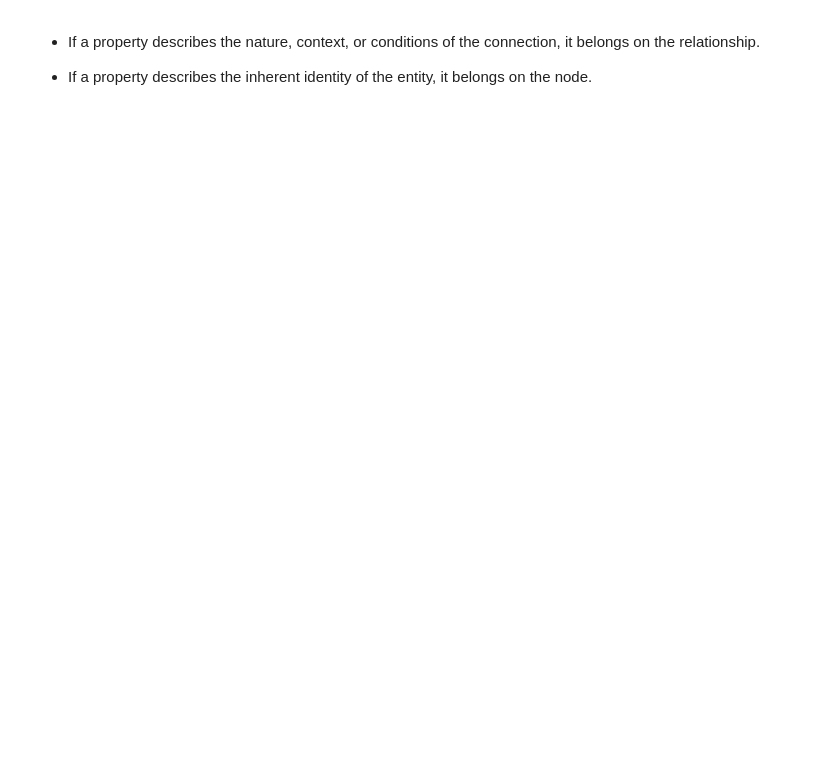
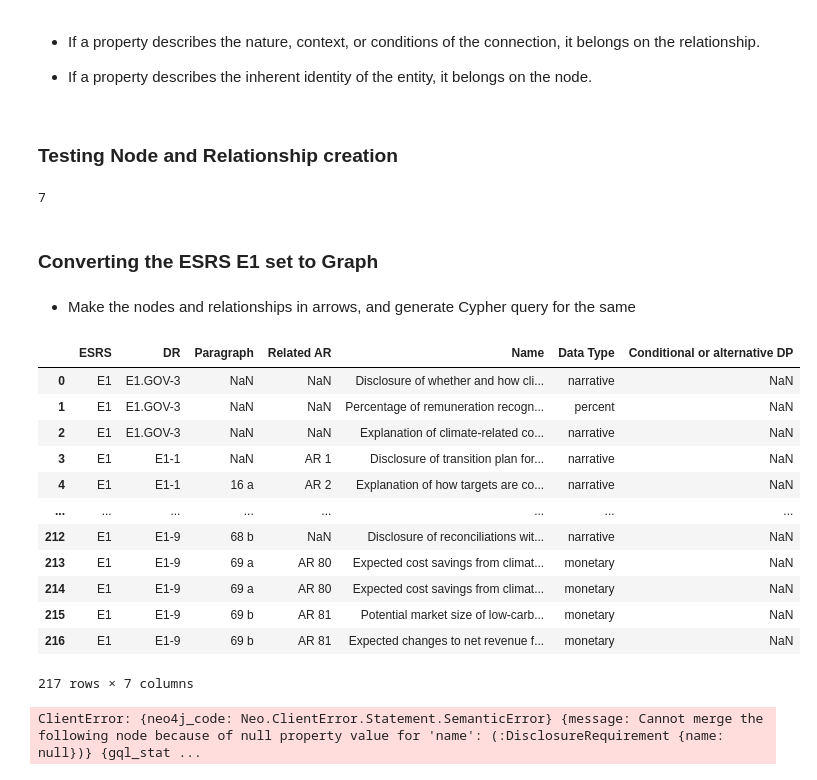
Before and after one commit to prithvimk/esg-disclosure-classifier, a Jupyter notebook: notebooks/esrs_kg_building.ipynb, the cells around one changed output. Cells and saved outputs as stored; diff of their text form; code cells hidden in the pictures; blank space fills up the shorter version.

```diff
--- a/notebooks/esrs_kg_building.ipynb
+++ b/notebooks/esrs_kg_building.ipynb
@@ -104,0 +101,2 @@ Explanation of relationship ... Commission Delegated Regulation (EU) 2021/2178
+# %% [markdown]
+### Testing Node and Relationship creation
@@ -104,0 +117,42 @@ Explanation of relationship ... Commission Delegated Regulation (EU) 2021/2178
+# %%
+create_relationships = (
+    """
+    CREATE (Apollo13:Movie {title: 'Apollo 13', tmdbID: 568, released: '1995-06-30', imdbRating: 7.6, genres: ['Drama', 'Adventure', 'IMAX']})
+    CREATE (TomH:Person {name: 'Tom Hanks', tmdbID: 31, born: '1956-07-09'})
+    CREATE (MegR:Person {name: 'Meg Ryan', tmdbID: 5344, born: '1961-11-19'})
+    CREATE (DannyD:Person {name: 'Danny DeVito', tmdbID: 518, born: '1944-11-17'})
+    CREATE (JackN:Person {name: 'Jack Nicholson', tmdbID: 514, born: '1937-04-22'})
+    CREATE (SleeplessInSeattle:Movie {title: 'Sleepless in Seattle', tmdbID: 858, released: '1993-06-25', imdbRating: 6.8, genres: ['Comedy', 'Drama', 'Romance']})
+    CREATE (Hoffa:Movie {title: 'Hoffa', tmdbID: 10410, released: '1992-12-25', imdbRating: 6.6, genres: ['Crime', 'Drama']})
+    MERGE (TomH)-[:ACTED_IN]->(Apollo13)
+    MERGE (TomH)-[:ACTED_IN]->(SleeplessInSeattle)
+    MERGE (MegR)-[:ACTED_IN]->(SleeplessInSeattle)
+    MERGE (DannyD)-[:ACTED_IN]->(Hoffa)
+    MERGE (DannyD)-[:DIRECTED]->(Hoffa)
+    MERGE (JackN)-[:ACTED_IN]->(Hoffa)
+    """
+)
+
+run_cypher_query(create_relationships)
+# %% [output]
+7
+# %% [markdown]
+### Converting the ESRS E1 set to Graph
+# %% [markdown]
+- Make the nodes and relationships in arrows, and generate Cypher query for the same
+# %%
+filtered_df
+# %% [output]
+|  | ESRS | DR | Paragraph | Related AR | Name | Data Type | Conditional or alternative DP |
+| 0 | E1 | E1.GOV-3 | NaN | NaN | Disclosure of whether and how cli... | narrative | NaN |
+| 1 | E1 | E1.GOV-3 | NaN | NaN | Percentage of remuneration recogn... | percent | NaN |
+| 2 | E1 | E1.GOV-3 | NaN | NaN | Explanation of climate-related co... | narrative | NaN |
+| 3 | E1 | E1-1 | NaN | AR 1 | Disclosure of transition plan for... | narrative | NaN |
+| 4 | E1 | E1-1 | 16 a | AR 2 | Explanation of how targets are co... | narrative | NaN |
+| ... | ... | ... | ... | ... | ... | ... | ... |
+| 212 | E1 | E1-9 | 68 b | NaN | Disclosure of reconciliations wit... | narrative | NaN |
+| 213 | E1 | E1-9 | 69 a | AR 80 | Expected cost savings from climat... | monetary | NaN |
+| 214 | E1 | E1-9 | 69 a | AR 80 | Expected cost savings from climat... | monetary | NaN |
+| 215 | E1 | E1-9 | 69 b | AR 81 | Potential market size of low-carb... | monetary | NaN |
+| 216 | E1 | E1-9 | 69 b | AR 81 | Expected changes to net revenue f... | monetary | NaN |
+217 rows × 7 columns
@@ -104,0 +206,5 @@ Explanation of relationship ... Commission Delegated Regulation (EU) 2021/2178
+# %%
+with GraphDatabase.driver(URI, auth=AUTH) as driver:
+    bulk_import_csv_to_neo4j(driver)
+# %% [output]
+ClientError: {neo4j_code: Neo.ClientError.Statement.SemanticError} {message: Cannot merge the following node because of null property value for 'name': (:DisclosureRequirement {name: null})} {gql_stat ...
```
Also changed, not shown: parts of 14 cells of this notebook.
